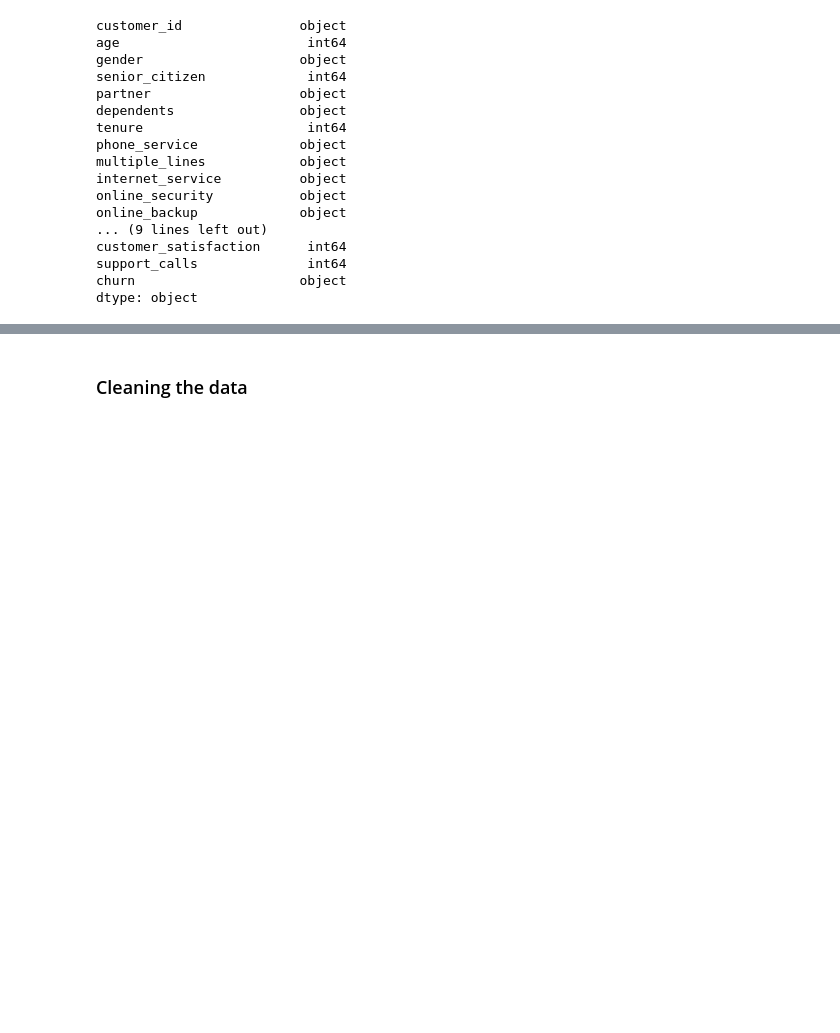
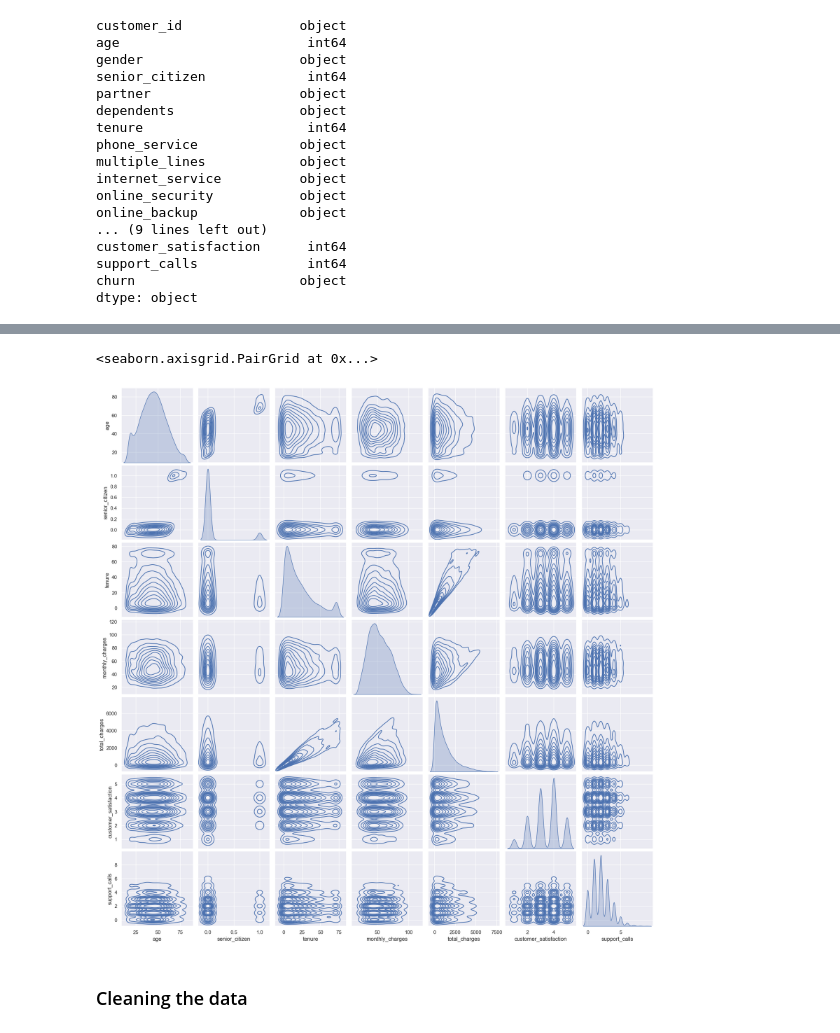
Before and after one commit to mayan05/ML_F_PES2UG23CS332_MAYAN-SEQUEIRA, a Jupyter notebook: ML_LAB1_Assignment/cs1.ipynb, the cells around one changed output, grey strips where cells are left out. Saved outputs shown, nothing was run; the diff lists cells and outputs as text; code cells hidden in the pictures; blank space fills up the shorter version.

```diff
--- a/ML_LAB1_Assignment/cs1.ipynb
+++ b/ML_LAB1_Assignment/cs1.ipynb
@@ -95,3 +111,9 @@ dtype: object
+# %%
+sns.pairplot(df, kind='kde')
+plt.show()
+# %% [output]
+<seaborn.axisgrid.PairGrid at 0x...>
+[figure, added]
 # %% [markdown]
 ### Cleaning the data
 # %%
```
Also changed, not shown: parts of 6 cells of this notebook.
